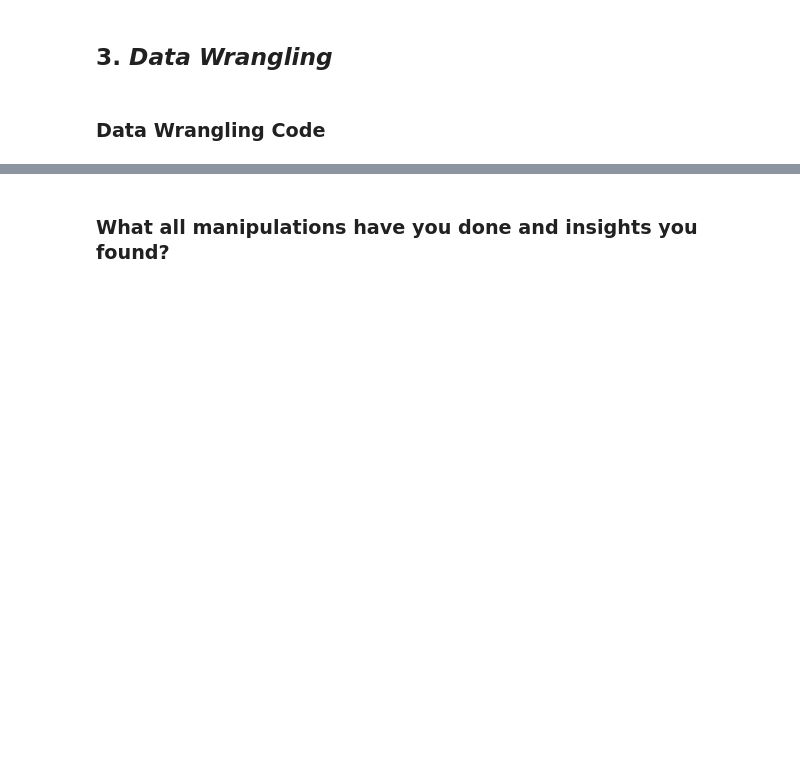
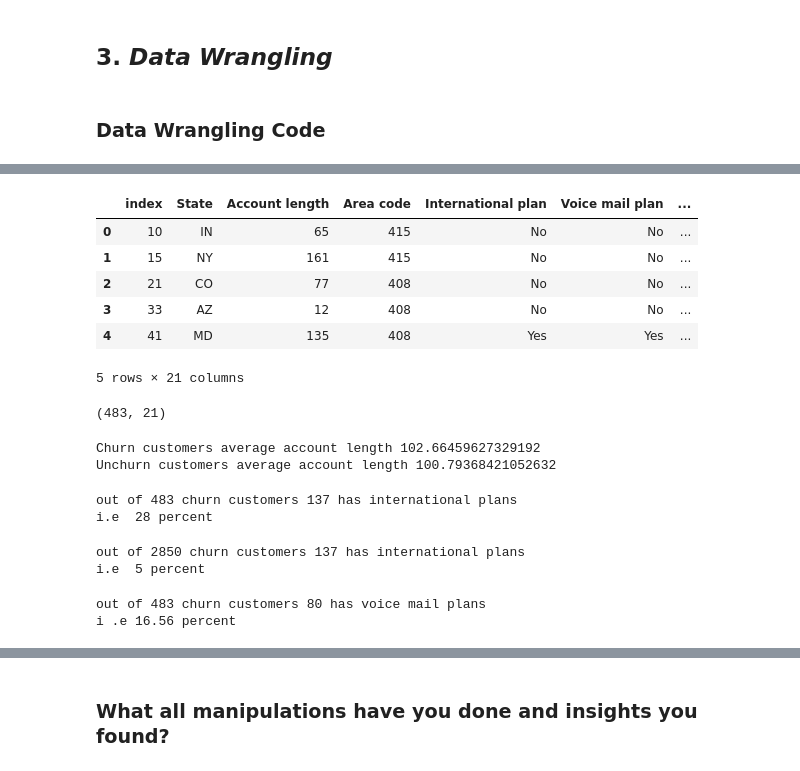
Before and after one commit to MayurMSD/telecom-churn-analysis, a Jupyter notebook: Customer_churn_Analysis_EDA_project.ipynb, the cells around one changed output, grey strips where cells are left out. Cells and saved outputs as stored; diff of their text form; code cells hidden in the pictures; blank space fills up the shorter version.

```diff
--- a/Customer_churn_Analysis_EDA_project.ipynb
+++ b/Customer_churn_Analysis_EDA_project.ipynb
@@ -294,0 +399,70 @@ df.describe(include = 'all')
+# %%
+# Creating dataframes with churn and unchurn customers
+
+cust_churn_true = df[df['Churn']== True].reset_index()
+
+cust_churn_false = df[df['Churn']== False].reset_index()
+
+# viewing datframes
+
+cust_churn_true.head()
+# %% [output]
+|  | index | State | Account length | Area code | International plan | Voice mail plan | ... |
+| 0 | 10 | IN | 65 | 415 | No | No | ... |
+| 1 | 15 | NY | 161 | 415 | No | No | ... |
+| 2 | 21 | CO | 77 | 408 | No | No | ... |
+| 3 | 33 | AZ | 12 | 408 | No | No | ... |
+| 4 | 41 | MD | 135 | 408 | Yes | Yes | ... |
+5 rows × 21 columns
+# %%
+cust_churn_true.shape
+# %% [output]
+(483, 21)
+# %%
+# now we will compare stats of  churn and  unchurn customers
+# Average account length of churn customers and unchurn customers
+
+Acoount_churn_average = cust_churn_true['Account length'].mean()
+
+Account_unchurn_average = cust_churn_false['Account length'].mean()
+
+# print account len of churn and unchurn customers
+
+print(f'Churn customers average account length',Acoount_churn_average)
+print(f'Unchurn customers average account length',Account_unchurn_average)
+# %% [output]
+Churn customers average account length 102.66459627329192
+Unchurn customers average account length 100.79368421052632
+# %%
+# Finding churn and unchurn customers with international and voice mail plans
+
+churn_intl_pack = cust_churn_true[cust_churn_true['International plan']=='Yes']
+
+len(churn_intl_pack)
+
+print(f'out of 483 churn customers {len(churn_intl_pack)} has international plans ')
+print(f'i.e  {round((len(churn_intl_pack)/483)*100)} percent')
+# %% [output]
+out of 483 churn customers 137 has international plans
+i.e  28 percent
+# %%
+unchurn_intl_pack = cust_churn_false[cust_churn_false['International plan'] == 'Yes']
+len(unchurn_intl_pack)
+
+print(f'out of {len(cust_churn_false)} churn customers {len(churn_intl_pack)} has international plans ')
+
+print(f'i.e  {round((len(churn_intl_pack)/len(cust_churn_false))*100)} percent')
+# %% [output]
+out of 2850 churn customers 137 has international plans
+i.e  5 percent
+# %%
+# finding voice mail plans for churn and unchurn customers
+
+churn_vmail = cust_churn_true[cust_churn_true['Voice mail plan']=='Yes']
+
+print(f'out of {len(cust_churn_true)} churn customers {len(churn_vmail)} has voice mail plans ')
+
+print(f'i .e {round((len(churn_vmail)/483)*100,2)} percent')
+# %% [output]
+out of 483 churn customers 80 has voice mail plans
+i .e 16.56 percent
```
Also changed, not shown: parts of 17 cells of this notebook.
